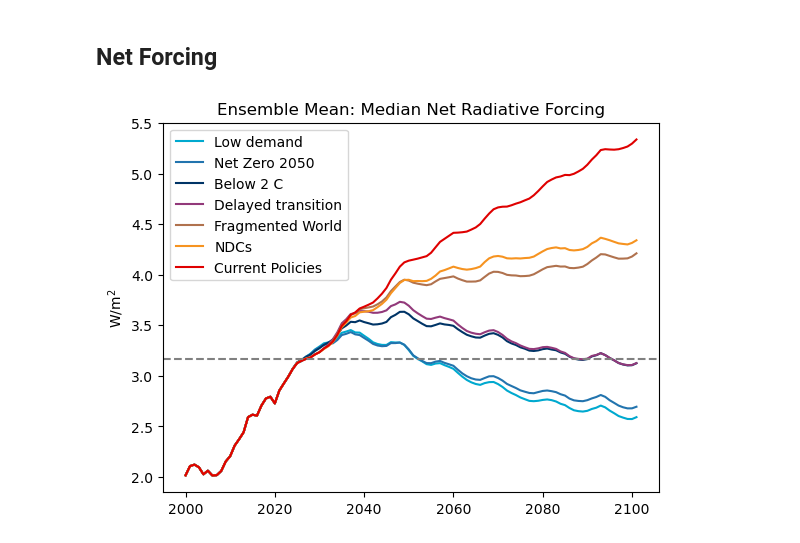
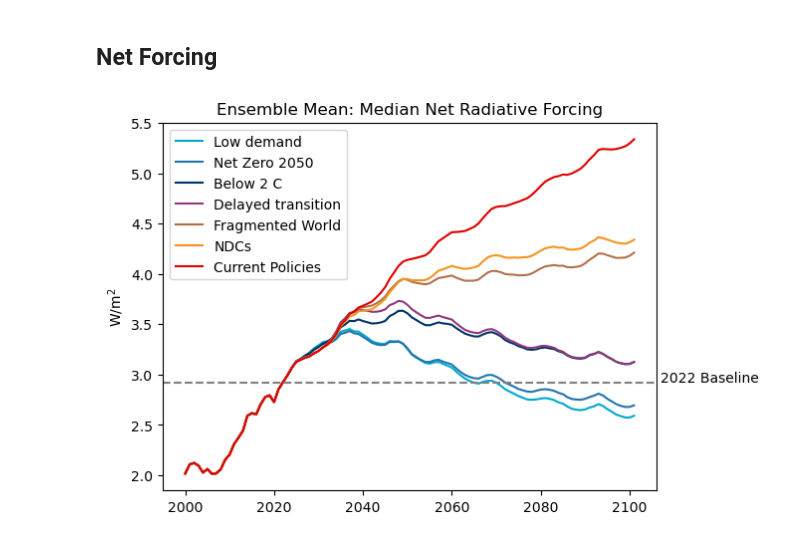
Before and after one commit to ericasimon16/woodwell_internship, a Jupyter notebook: ensemble_mean.ipynb, the cells around one changed output. Cells and saved outputs as stored; diff of their text form; code cells hidden in the pictures.

Commit message:
saving plots

```diff
--- a/ensemble_mean.ipynb
+++ b/ensemble_mean.ipynb
@@ -409,14 +411,18 @@ plot_prob_bar(perc_dict_2100, 2100)
 # %%
 for i, scenario in enumerate(scenario_order):
     plt.plot(ens_mean_forc_sum.timebounds[250:],
-             np.median(ens_mean_forc_sum.loc[dict(scenario=scenario)].forcing, axis=1)[250:],
+             np.median(ens_mean_forc_sum.forcing.loc[dict(scenario=scenario)], axis=1)[250:],
              label=scenario, color=NGFS_colors[scenario])
+
+val = np.median(ens_mean_forc_sum.forcing.loc[dict(scenario=scenario)], axis=1)[272]  # median value for 2022
+plt.axhline(val, color='grey', linestyle='--')
+plt.text(2107, val, '2022 Baseline')
 
 plt.legend()
 plt.ylabel('W/m$^2$')
-plt.axhline(np.median(ens_mean_forc_sum.loc[dict(scenario=scenario)].forcing, axis=1)[277], color='grey', linestyle='--')
 plt.title('Ensemble Mean: Median Net Radiative Forcing')
-plt.savefig('plots/ens_mean/median_net_forcing.png')
+
+plt.savefig('plots/ens_mean/median_net_forcing.png', bbox_inches='tight')
 plt.show()
 # %% [output]
-[figure, old version]
+[figure, new version]
```
Also changed, not shown: parts of 2 cells of this notebook, 2 other files.
